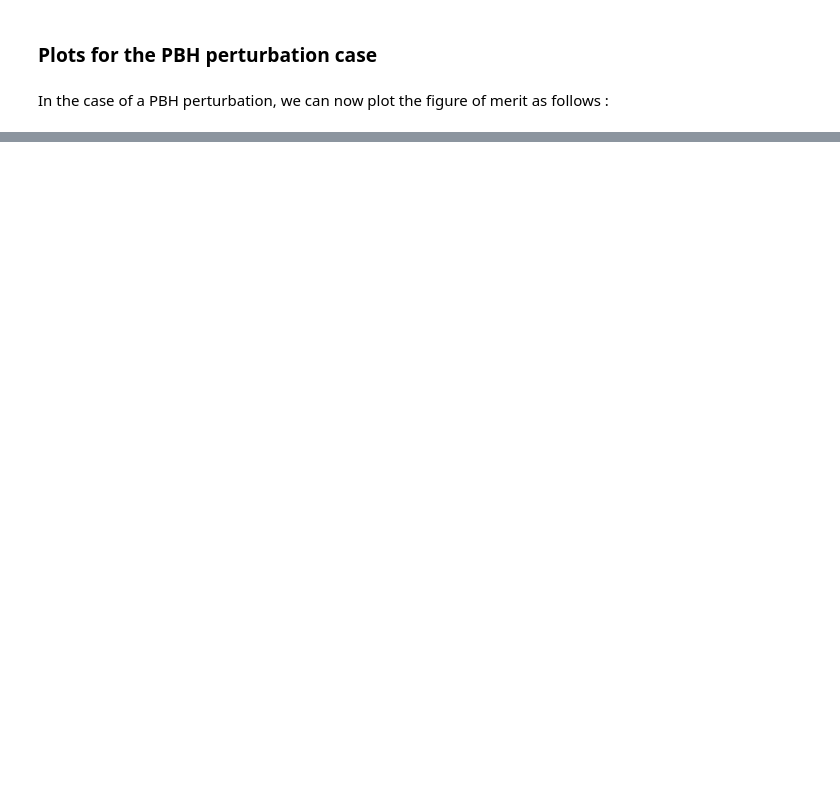
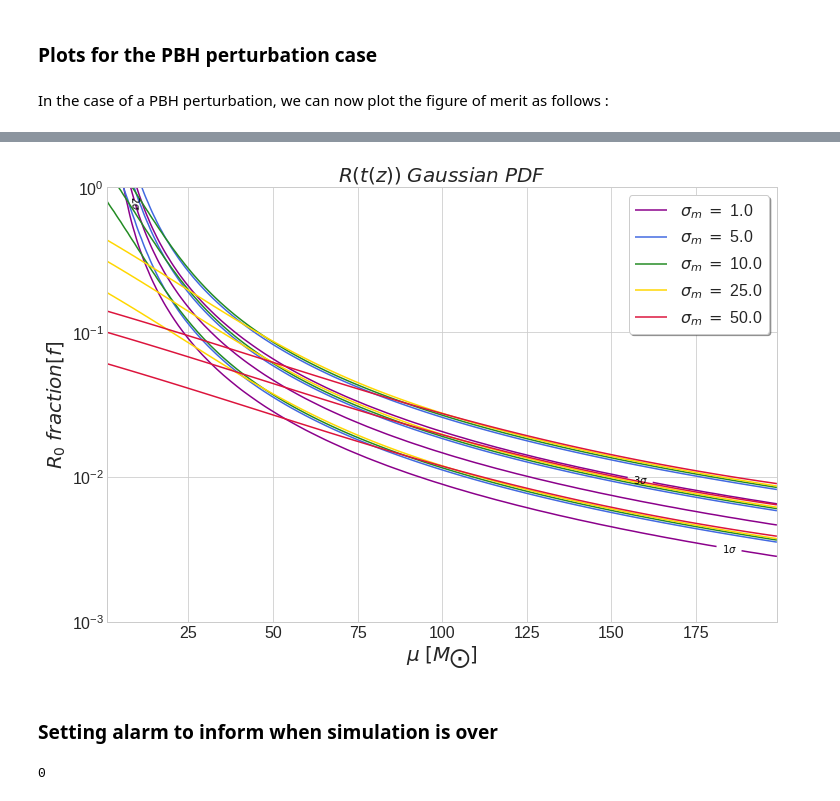
Before and after one commit to KuZa91/PBH_subpopulations_effects_analysis, a Jupyter notebook: SGWBFOM.ipynb, the cells around one changed output, grey strips where cells are left out. Drawn from its saved outputs; the diff is of its cells as text; code cells hidden in the pictures; blank space fills up the shorter version.

```diff
--- a/SGWBFOM.ipynb
+++ b/SGWBFOM.ipynb
@@ -539,6 +570,7 @@ if PBH_LogNormal:
     PBH_pdfmspan = np.linspace(25, 250, 100) # this span will be needed to compute the figures of merit
     PBH_Mc = 34.54 # Solar masses, taken from the main paper by Bavera
     PBH_sigmamn = 0.41 # Taken from the main paper by Bavera
+    PBH_sigmamnspan = [0.41 ,1. ,5. ,10. ,50.] # Values of sigma_m to be spanned by the simulation
 
     def PBH_MassLNorm(m, PBH_Mc, PBH_sigmamn, PBH_LNnorm):
         return (1./(np.sqrt(2*np.pi)*PBH_sigmamn*m))*np.exp(-(np.log(m/PBH_Mc)**2)/(2*PBH_sigmamn**2))*1./PBH_LNnorm
@@ -764,7 +827,3 @@ if SOBBH:
     Z = np.zeros((len(SOBBH_ranampl),len(SOBBH_IntFacDR.z)))
 # %% [markdown]
 while for PBH we initialize as :
-# %%
-if PBH:
-    X, Y = np.meshgrid(PBH_IntFacDP.PDF_p1, PBH_frange)
-    Z = np.zeros((len(PBH_frange),len(PBH_IntFacDP.PDF_p1)))
@@ -776,10 +863,17 @@ if SOBBH:
         for j in range(len(SOBBH_ranampl)):
             Z[j][i] = (hc_to_Omega(1e-2,SOBBH_hcsqrd(1e-2, SOBBH_ranampl[j]*SOBBH_IntFacDR.IntFac[i])) + SGWB_FidNoise[0])
 
-if PBH:
-    for i in range(len(PBH_IntFacDP.PDF_p1)):
-        for j in range(len(PBH_frange)):
-            Z[j][i] = (hc_to_Omega(1e-2,SOBBH_hcsqrd(1e-2, PBH_frange[j]*PBH_IntFacDP.IntFac[i])) + SGWB_FidNoise[0])
+if PBH and PBH_LogNormal:
+    for k in range(len(PBH_sigmamnspan)):
+        for i in range(len(PBH_IntFacDP.PDF_p1)):
+            for j in range(len(PBH_frange)):
+                Z[k][j][i] = (hc_to_Omega(1e-2,SOBBH_hcsqrd(1e-2, PBH_frange[j]*App[k][i])) + SGWB_FidNoise[0])
+
+if PBH and PBH_Gaussian:
+    for k in range(len(PBH_sigmamspan)):
+        for i in range(len(PBH_IntFacDP.PDF_p1)):
+            for j in range(len(PBH_frange)):
+                Z[k][j][i] = (hc_to_Omega(1e-2,SOBBH_hcsqrd(1e-2, PBH_frange[j]*App[k][i])) + SGWB_FidNoise[0])
 # %% [markdown]
 <h2> Plotting the results </h2>
 # %% [markdown]
@@ -952,0 +1049,40 @@ if PBH:
+# %%
+if PBH and PBH_Gaussian:
+    fig, ax = plt.subplots(figsize = [12,8])
+    fname = 'SGWBFOMGSPDF.png'
+    contr = {}
+    lines = []
+    labels = []
+    col_span = ['darkmagenta', 'royalblue', 'forestgreen', 'gold', 'crimson']
+    for i in range(len(PBH_sigmamspan)):
+        contr[i] = ax.contour(X[i], Y[i], Z[i], levels = SGWB_FidNoise[1:4], colors = col_span[i])
+        lines.append(contr[i].collections[0])
+        labels.append(r'$\sigma_m \; = \;$'+str(PBH_sigmamspan[i]))
+
+    fmt = {}
+    strs = [r'$1\sigma$', r'$2\sigma$', r'$3\sigma$']
+    for l, s in zip(contr[0].levels, strs):
+        fmt[l] = s
+    else:
+        ax.clabel(contr[0], inline=True, fmt = fmt, fontsize=10, colors = 'black')
+    ax.set_ylim(1e-3,1.)
+    ax.set_yscale('log')
+    ax.set_ylabel(r'$R_0 \; fraction [f]$', fontsize = 20)
+    ax.set_xlabel(r'$\mu \; [M_\bigodot]$', fontsize = 20)
+    if PBH_fRt :
+        fname = 'Rt' + fname
+        ax.set_title(r'$R(t(z)) \; Gaussian \;PDF$', fontsize = 20)
+    if PBH_fRz :
+        fname = 'Rz' + fname
+        ax.set_title(r'$R(z) \; Gaussian \;PDF $', fontsize = 20)
+    plt.legend(lines, labels, loc=1, frameon = True, fancybox = True, shadow = True)
+    fig.savefig(fname, dpi = 500)
+# %% [output]
+[figure, added]
+# %% [markdown]
+<h3> Setting alarm to inform when simulation is over </h3>
+# %%
+file = 'Alarm-ringtone.mp3'
+os.system("mpg123 "+file)
+# %% [output]
+0
```
Also changed, not shown: parts of 26 cells of this notebook.
